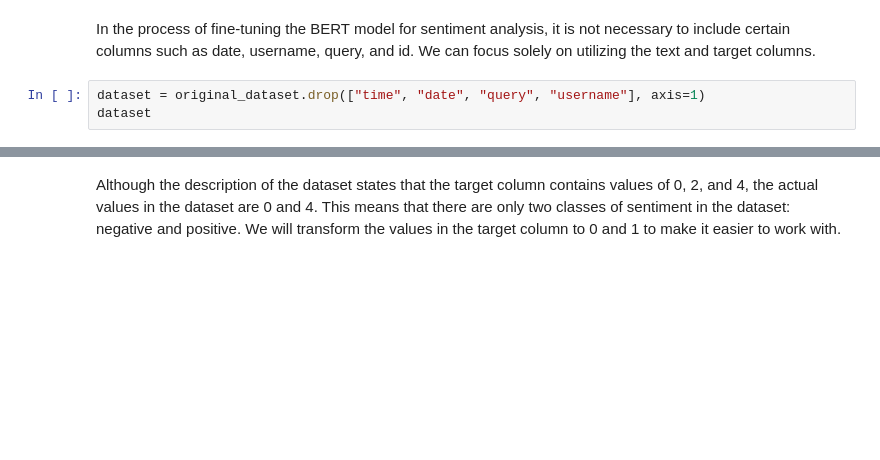
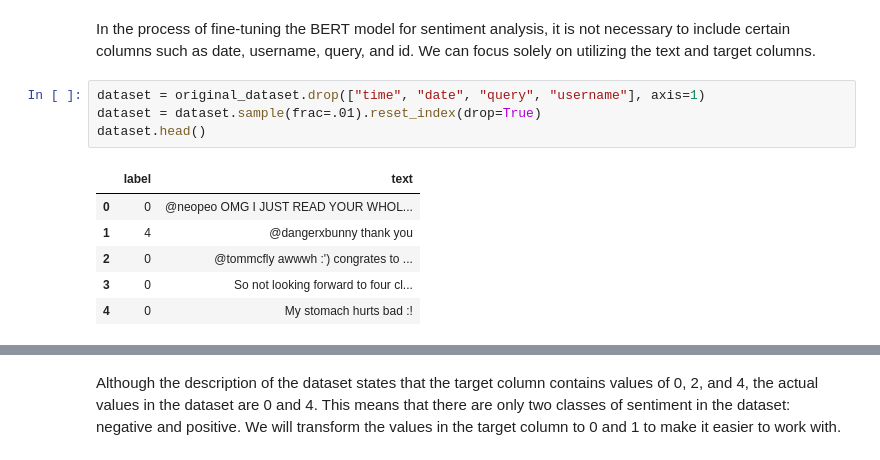
Before and after one commit to Sam-Malta/Gun-Control-Sentiment-Analysis, a Jupyter notebook: tune_bert.ipynb, the cells around one changed output, grey strips where cells are left out. Cells and saved outputs as stored; diff of their text form; blank space fills up the shorter version.

```diff
--- a/tune_bert.ipynb
+++ b/tune_bert.ipynb
@@ -53,7 +60,15 @@ original_dataset.head()
 In the process of fine-tuning the BERT model for sentiment analysis, it is not necessary to include certain columns such as date, username, query, and id. We can focus solely on utilizing the text and target columns.
 # %%
 dataset = original_dataset.drop(["time", "date", "query", "username"], axis=1)
-dataset
+dataset = dataset.sample(frac=.01).reset_index(drop=True)
+dataset.head()
+# %% [output]
+|  | label | text |
+| 0 | 0 | @neopeo OMG I JUST READ YOUR WHOL... |
+| 1 | 4 | @dangerxbunny thank you |
+| 2 | 0 | @tommcfly awwwh :') congrates to ... |
+| 3 | 0 | So not looking forward to four cl... |
+| 4 | 0 | My stomach hurts bad :! |
 # %%
 value_counts = dataset['label'].value_counts()
 plt.bar(value_counts.index, value_counts.values)
```
Also changed, not shown: parts of 18 cells of this notebook.
